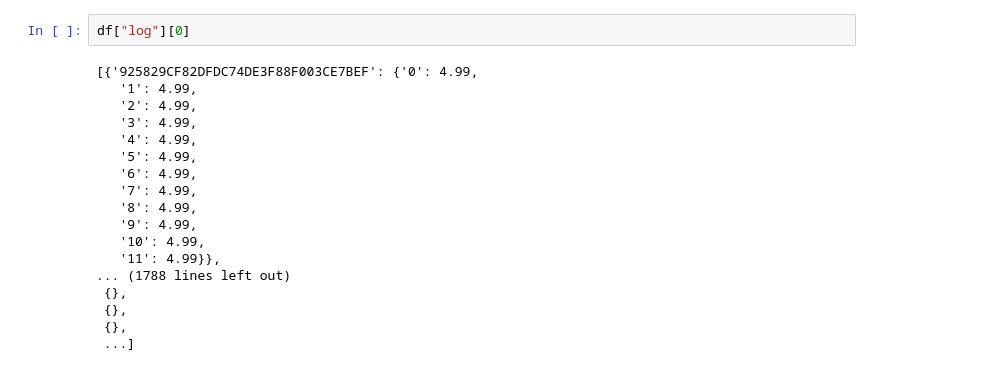
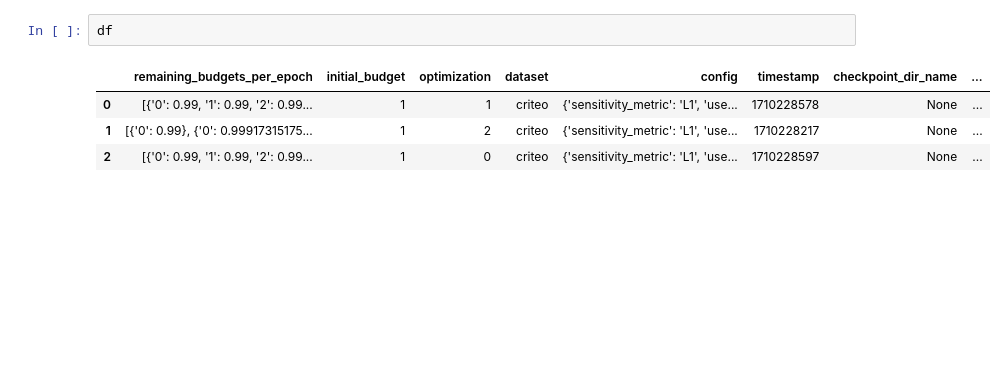
Before and after one commit to columbia/cookiemonster, a Jupyter notebook: systemx/notebooks/analysis.ipynb, the cells around one changed output. Saved outputs shown, nothing was run; the diff lists cells and outputs as text; blank space fills up the shorter version.

```diff
--- a/systemx/notebooks/analysis.ipynb
+++ b/systemx/notebooks/analysis.ipynb
@@ -22,20 +17,7 @@ df = get_df(path)
 # %%
-df["log"][0]
+df
 # %% [output]
-[{'925829CF82DFDC74DE3F88F003CE7BEF': {'0': 4.99,
-   '1': 4.99,
-   '2': 4.99,
-   '3': 4.99,
-   '4': 4.99,
-   '5': 4.99,
-   '6': 4.99,
-   '7': 4.99,
-   '8': 4.99,
-   '9': 4.99,
-   '10': 4.99,
-   '11': 4.99}},
-... (1788 lines left out)
- {},
- {},
- {},
- ...]
+|  | remaining_budgets_per_epoch | initial_budget | optimization | dataset | config | timestamp | checkpoint_dir_name | ... |
+| 0 | [{'0': 0.99, '1': 0.99, '2': 0.99... | 1 | 1 | criteo | {'sensitivity_metric': 'L1', 'use... | 1710228578 | None | ... |
+| 1 | [{'0': 0.99}, {'0': 0.99917315175... | 1 | 2 | criteo | {'sensitivity_metric': 'L1', 'use... | 1710228217 | None | ... |
+| 2 | [{'0': 0.99, '1': 0.99, '2': 0.99... | 1 | 0 | criteo | {'sensitivity_metric': 'L1', 'use... | 1710228597 | None | ... |
```
Also changed, not shown: parts of 8 cells of this notebook, 8 other files.
